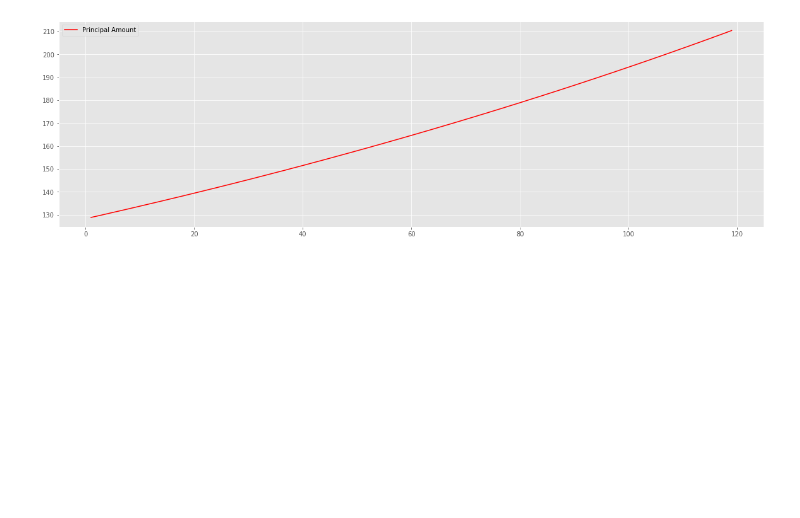
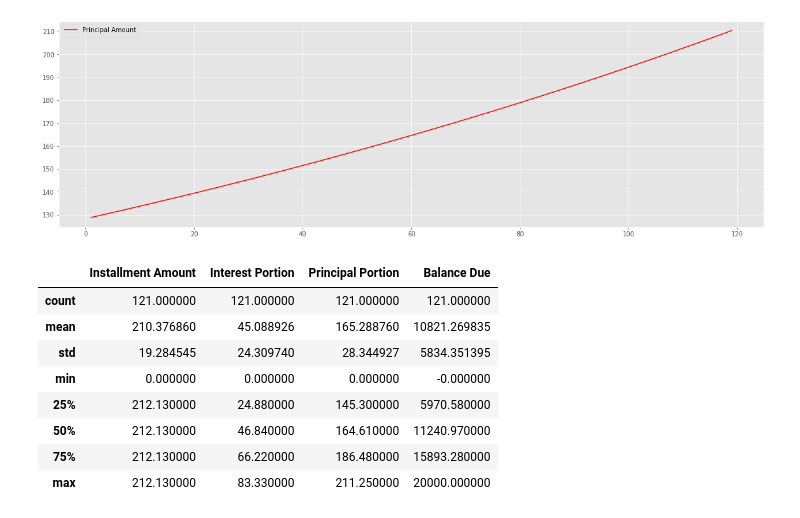
Before and after one commit to francose/amortizationSchedule, a Jupyter notebook: amortizationSchedule.ipynb, the cells around one changed output. Drawn from its saved outputs; the diff is of its cells as text; code cells hidden in the pictures; blank space fills up the shorter version.

```diff
--- a/amortizationSchedule.ipynb
+++ b/amortizationSchedule.ipynb
@@ -68,3 +76,15 @@ plt.plot( principalPortion, color="red", label="Principal Amount")
 plt.legend(loc="best");
 # %% [output]
 [figure]
+# %%
+rawdata.describe()
+# %% [output]
+|  | Installment Amount | Interest Portion | Principal Portion | Balance Due |
+| count | 121.000000 | 121.000000 | 121.000000 | 121.000000 |
+| mean | 210.376860 | 45.088926 | 165.288760 | 10821.269835 |
+| std | 19.284545 | 24.309740 | 28.344927 | 5834.351395 |
+| min | 0.000000 | 0.000000 | 0.000000 | -0.000000 |
+| 25% | 212.130000 | 24.880000 | 145.300000 | 5970.580000 |
+| 50% | 212.130000 | 46.840000 | 164.610000 | 11240.970000 |
+| 75% | 212.130000 | 66.220000 | 186.480000 | 15893.280000 |
+| max | 212.130000 | 83.330000 | 211.250000 | 20000.000000 |
```
Also changed, not shown: parts of 2 cells of this notebook.
